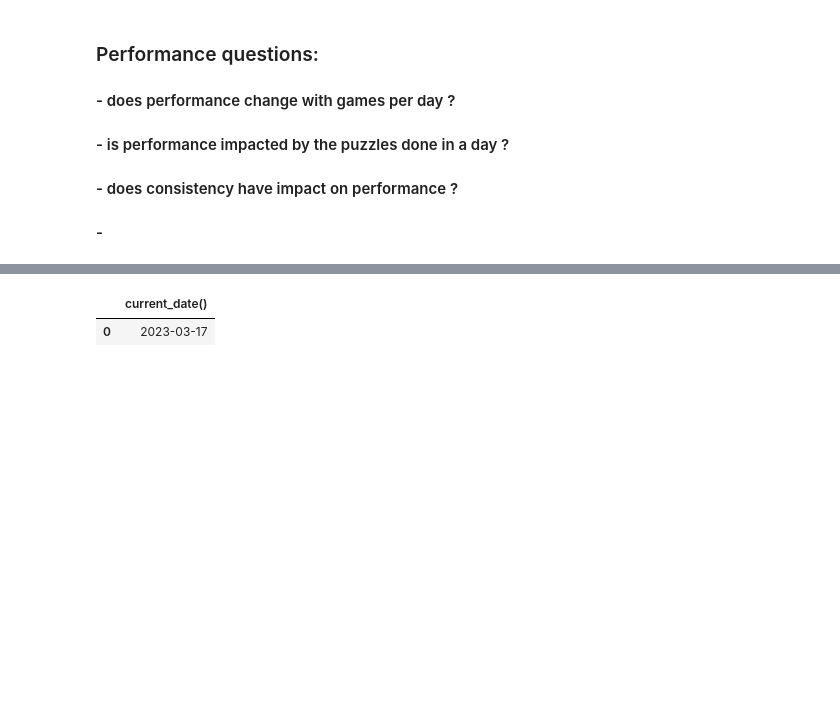
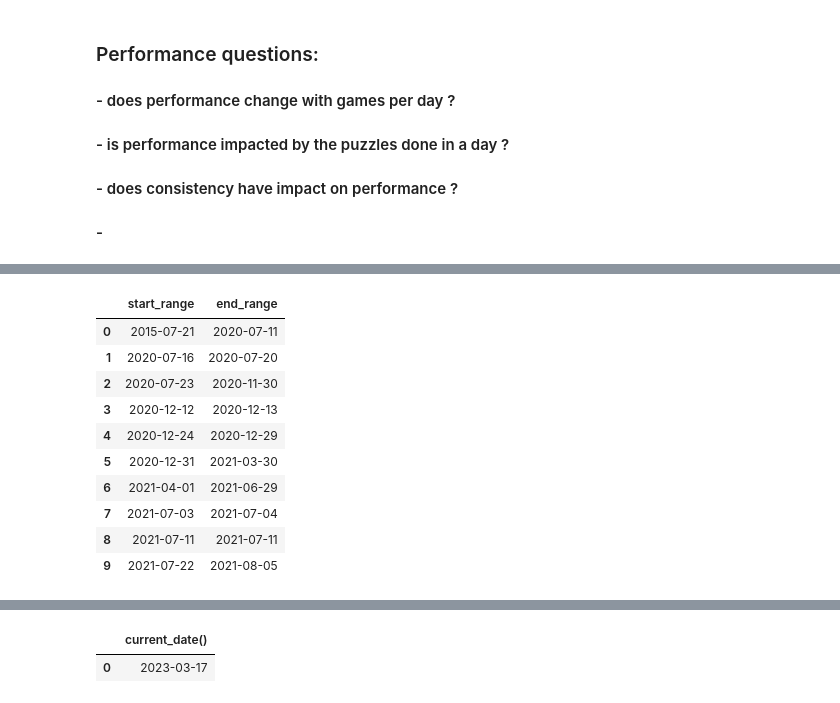
Before and after one commit to modestas-m/chess.com-performance-analysis, a Jupyter notebook: Performance analysis.ipynb, the cells around one changed output, grey strips where cells are left out. Saved outputs shown, nothing was run; the diff lists cells and outputs as text; code cells hidden in the pictures; blank space fills up the shorter version.

```diff
--- a/Performance analysis.ipynb
+++ b/Performance analysis.ipynb
@@ -228,0 +233,14 @@ df_last_game.head()
+# %%
+df_test_streak.head(10)
+# %% [output]
+|  | start_range | end_range |
+| 0 | 2015-07-21 | 2020-07-11 |
+| 1 | 2020-07-16 | 2020-07-20 |
+| 2 | 2020-07-23 | 2020-11-30 |
+| 3 | 2020-12-12 | 2020-12-13 |
+| 4 | 2020-12-24 | 2020-12-29 |
+| 5 | 2020-12-31 | 2021-03-30 |
+| 6 | 2021-04-01 | 2021-06-29 |
+| 7 | 2021-07-03 | 2021-07-04 |
+| 8 | 2021-07-11 | 2021-07-11 |
+| 9 | 2021-07-22 | 2021-08-05 |
```
Also changed, not shown: parts of 8 cells of this notebook.
